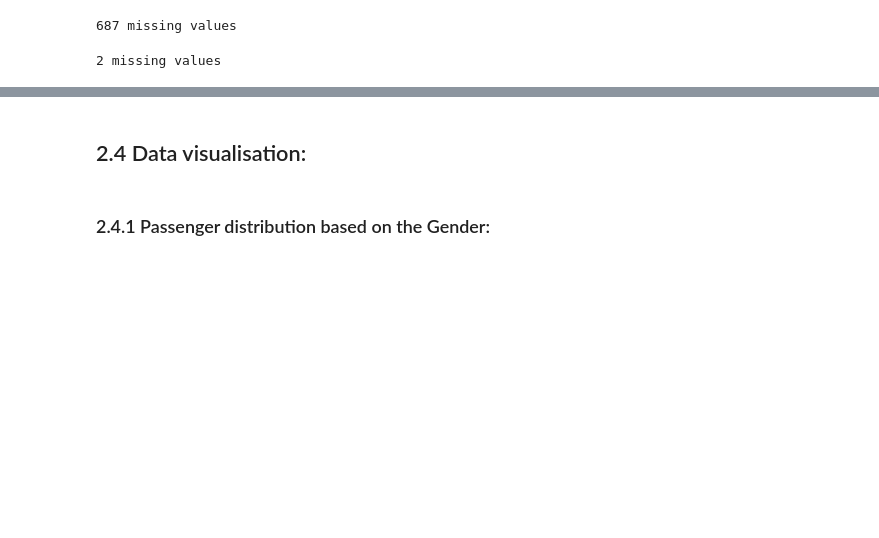
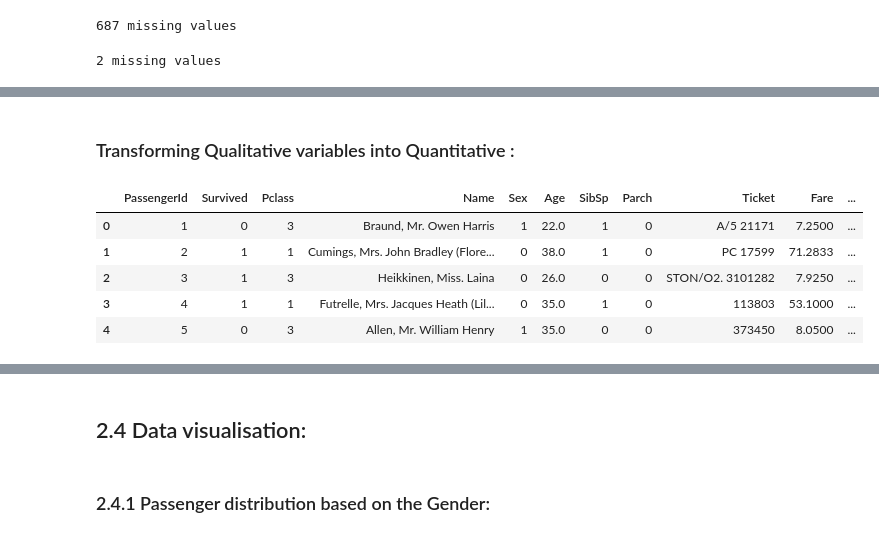
Before and after one commit to ImadElMaftouhi/codsoft, a Jupyter notebook: TITANIC SURVIVAL PREDICTION/main.ipynb, the cells around one changed output, grey strips where cells are left out. Saved outputs shown, nothing was run; the diff lists cells and outputs as text; code cells hidden in the pictures; blank space fills up the shorter version.

```diff
--- a/TITANIC SURVIVAL PREDICTION/main.ipynb
+++ b/TITANIC SURVIVAL PREDICTION/main.ipynb
@@ -196,0 +216,2 @@ Or we can simply write the following line of code:
+# %%
+age_median = df['Age'].median() ; print('The median of the "age" features is : ', age_median)
@@ -196,0 +220,5 @@ Or we can simply write the following line of code:
+# %%
+# Filling the values using the age_median value:
+print('Before filling the missing values : ', df["Age"].isna().sum(), 'Missing')
+df.fillna({'Age': age_median }, inplace=True)
+print('After filling the missing values : ', df["Age"].isna().sum(), 'Missing')
@@ -196,0 +245,4 @@ Or we can simply write the following line of code:
+# %%
+Embarked_mode = df['Embarked'].mode()
+df.fillna({'Embarked': Embarked_mode[0]}, inplace = True)
+df.isnull().sum()
@@ -204,0 +287,12 @@ It may come in handy to calculate some statistics about our dataframe, which is
+# %% [markdown]
+### Transforming Qualitative variables into Quantitative :
+# %%
+df['Sex'].replace({'male' : 1, 'female' : 0}, inplace = True) # Transforming the feature 'Sex'
+df.head()
+# %% [output]
+|  | PassengerId | Survived | Pclass | Name | Sex | Age | SibSp | Parch | Ticket | Fare | ... |
+| 0 | 1 | 0 | 3 | Braund, Mr. Owen Harris | 1 | 22.0 | 1 | 0 | A/5 21171 | 7.2500 | ... |
+| 1 | 2 | 1 | 1 | Cumings, Mrs. John Bradley (Flore... | 0 | 38.0 | 1 | 0 | PC 17599 | 71.2833 | ... |
+| 2 | 3 | 1 | 3 | Heikkinen, Miss. Laina | 0 | 26.0 | 0 | 0 | STON/O2. 3101282 | 7.9250 | ... |
+| 3 | 4 | 1 | 1 | Futrelle, Mrs. Jacques Heath (Lil... | 0 | 35.0 | 1 | 0 | 113803 | 53.1000 | ... |
+| 4 | 5 | 0 | 3 | Allen, Mr. William Henry | 1 | 35.0 | 0 | 0 | 373450 | 8.0500 | ... |
```
Also changed, not shown: parts of 35 cells of this notebook.
